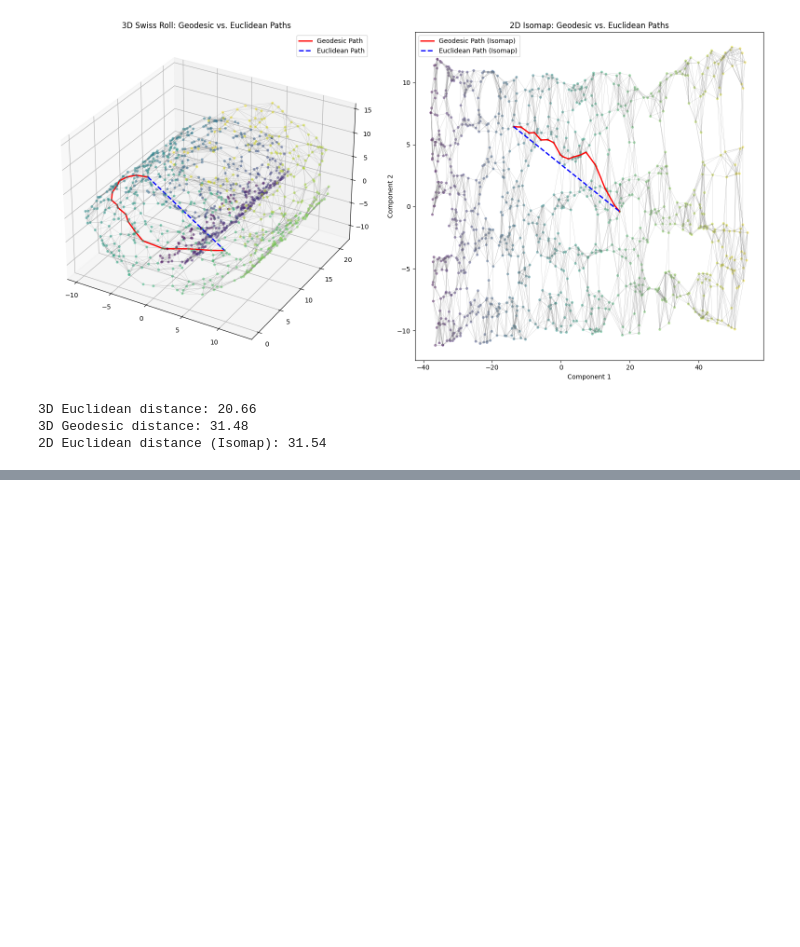
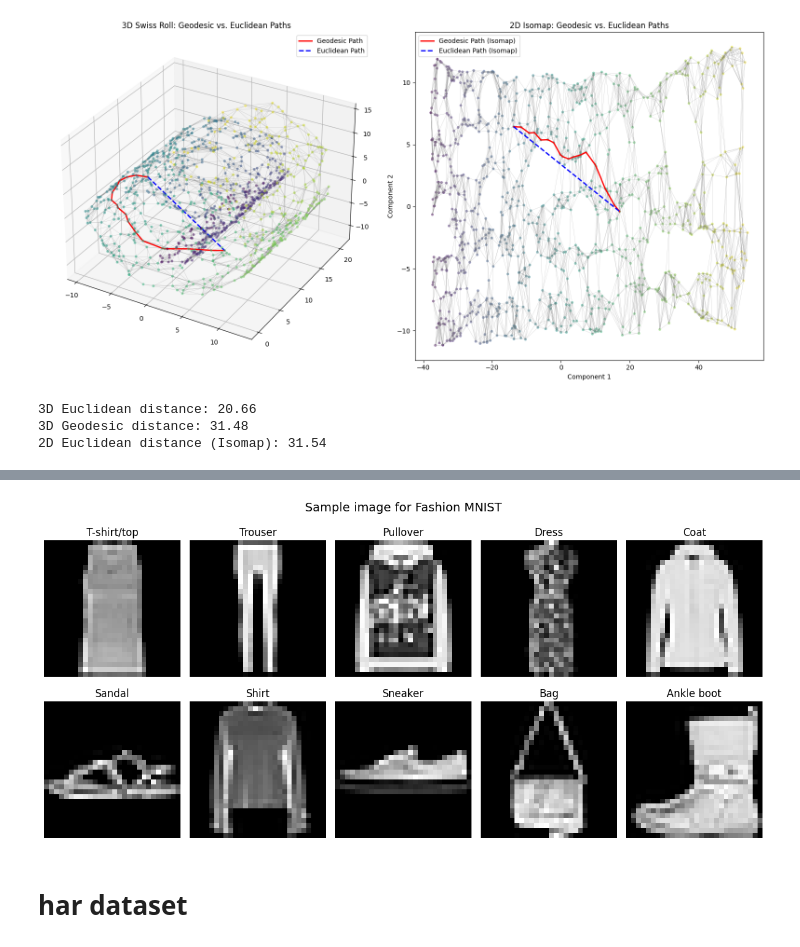
Before and after one commit to Timang419/Manifold-Learning, a Jupyter notebook: isomap.ipynb, the cells around one changed output, grey strips where cells are left out. Drawn from its saved outputs; the diff is of its cells as text; code cells hidden in the pictures; blank space fills up the shorter version.

```diff
--- a/isomap.ipynb
+++ b/isomap.ipynb
@@ -88,0 +179,36 @@ print(f"2D Euclidean distance (Isomap): {np.linalg.norm(points_iso[p1] - points_
+# %%
+# this is generated by chatgbt
+# 7. Plot one image per label to understand the dataset
+def plot_sample_images_per_label(X, y, labels_dict):
+    plt.figure(figsize=(12, 6))
+    shown_labels = set()
+    label_indices = {}
+
+    # Find one index per label
+    for idx, label in enumerate(y):
+        if label not in shown_labels:
+            label_indices[label] = idx
+            shown_labels.add(label)
+        if len(shown_labels) == len(labels_dict):
+            break
+
+    # Plot the samples
+    for i, label in enumerate(sorted(label_indices.keys())):
+        idx = label_indices[label]
+        img = X[idx].reshape(28, 28)
+
+        plt.subplot(2, 5, i + 1)
+        plt.imshow(img, cmap='gray')
+        plt.title(labels_dict[label])
+        plt.axis('off')
+
+    plt.suptitle("Sample image for Fashion MNIST", fontsize=14)
+    plt.tight_layout()
+    plt.show()
+
+# Call the function
+plot_sample_images_per_label(X, y, fashion_labels)
+# %% [output]
+[figure, added]
+# %% [markdown]
+# har dataset
```
Also changed, not shown: parts of 8 cells of this notebook.
